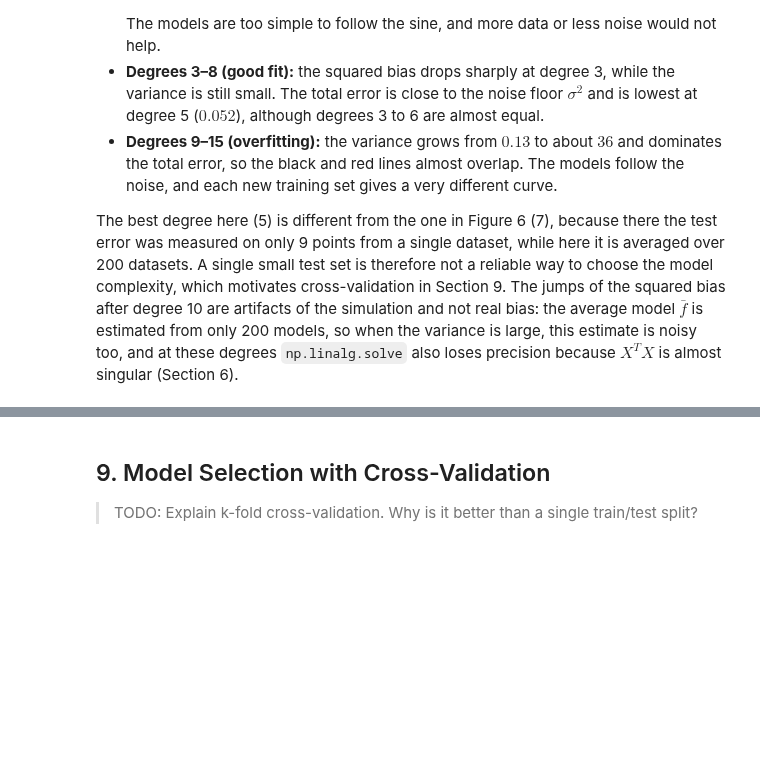
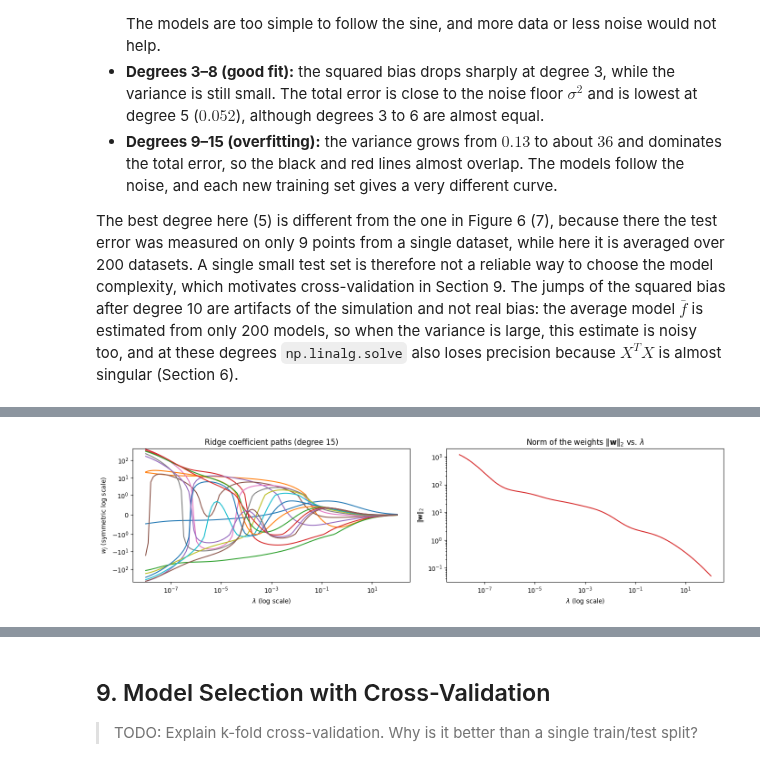
Before and after one commit to eleonorakuteva/overfitting-and-regularization, a Jupyter notebook: main.ipynb, the cells around one changed output, grey strips where cells are left out. Saved outputs shown, nothing was run; the diff lists cells and outputs as text; code cells hidden in the pictures; blank space fills up the shorter version.

```diff
--- a/main.ipynb
+++ b/main.ipynb
@@ -592,0 +675,36 @@ $$ L(\mathbf{w}) = \lVert \mathbf{y} - X\mathbf{w} \rVert^2 + \lambda \lVert \ma
+# %%
+degree = 15
+X_train_poly = polynomial_features(x_train, degree)
+
+# 100 values of lambda between 10^-8 and 10^2, evenly spaced on a log scale
+regularization_strengths = np.logspace(-8, 2, 100)
+
+# Fit Ridge for every lambda and save the weights
+ridge_weights = []
+for regularization_strength in regularization_strengths:
+    w_ridge = fit_ridge_regression(X_train_poly, y_train, regularization_strength)
+    ridge_weights.append(w_ridge)
+ridge_weights = np.array(ridge_weights)  # shape: (100, 16)
+
+fig, axes = plt.subplots(1, 2, figsize=(14, 4))
+
+# Left: one line per weight
+for j in range(degree + 1):
+    axes[0].plot(regularization_strengths, ridge_weights[:, j], label=f"$w_{j}$")
+axes[0].set_xscale("log")
+axes[0].set_yscale("symlog", linthresh=1)
+axes[0].set_title("Ridge coefficient paths (degree 15)")
+axes[0].set_xlabel(r"$\lambda$ (log scale)")
+axes[0].set_ylabel(r"$w_j$ (symmetric log scale)")
+
+# Right: the size of the whole weight vector
+weight_norms = np.linalg.norm(ridge_weights, axis=1)
+axes[1].loglog(regularization_strengths, weight_norms, color="tab:red")
+axes[1].set_title(r"Norm of the weights $\|\mathbf{w}\|_2$ vs. $\lambda$")
+axes[1].set_xlabel(r"$\lambda$ (log scale)")
+axes[1].set_ylabel(r"$\|\mathbf{w}\|_2$")
+
+plt.tight_layout()
+plt.show()
+# %% [output]
+[figure, added]
```
Also changed, not shown: parts of 16 cells of this notebook.
